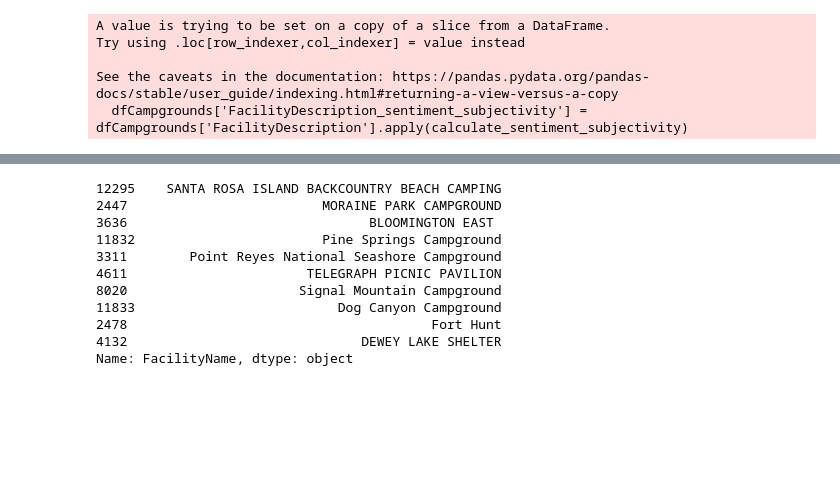
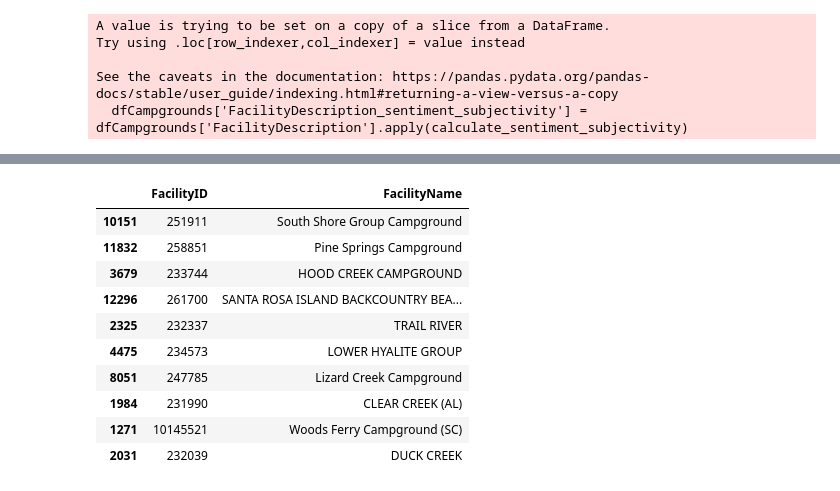
Before and after one commit to burgwyn/DATA602, a Jupyter notebook: Facilities.ipynb, the cells around one changed output, grey strips where cells are left out. Saved outputs shown, nothing was run; the diff lists cells and outputs as text; code cells hidden in the pictures; blank space fills up the shorter version.

```diff
--- a/Facilities.ipynb
+++ b/Facilities.ipynb
@@ -358,16 +361,16 @@ cv_matrix.shape
 # %%
 cv_cosine_sim = linear_kernel(cv_matrix, cv_matrix)
-# %%
-content_recommender('Tail Race Campground', cosine_sim=cv_cosine_sim)
-# %% [output]
-12295    SANTA ROSA ISLAND BACKCOUNTRY BEACH CAMPING
-2447                         MORAINE PARK CAMPGROUND
-3636                               BLOOMINGTON EAST
-11832                        Pine Springs Campground
-3311        Point Reyes National Seashore Campground
-4611                       TELEGRAPH PICNIC PAVILION
-8020                      Signal Mountain Campground
-11833                          Dog Canyon Campground
-2478                                       Fort Hunt
-4132                              DEWEY LAKE SHELTER
-Name: FacilityName, dtype: object
+# %%
+content_recommender('ASSATEAGUE ISLAND NATIONAL SEASHORE CAMPGROUND', cosine_sim=cv_cosine_sim)
+# %% [output]
+|  | FacilityID | FacilityName |
+| 10151 | 251911 | South Shore Group Campground |
+| 11832 | 258851 | Pine Springs Campground |
+| 3679 | 233744 | HOOD CREEK CAMPGROUND |
+| 12296 | 261700 | SANTA ROSA ISLAND BACKCOUNTRY BEA... |
+| 2325 | 232337 | TRAIL RIVER |
+| 4475 | 234573 | LOWER HYALITE GROUP |
+| 8051 | 247785 | Lizard Creek Campground |
+| 1984 | 231990 | CLEAR CREEK (AL) |
+| 1271 | 10145521 | Woods Ferry Campground (SC) |
+| 2031 | 232039 | DUCK CREEK |
```
Also changed, not shown: parts of 17 cells of this notebook.
